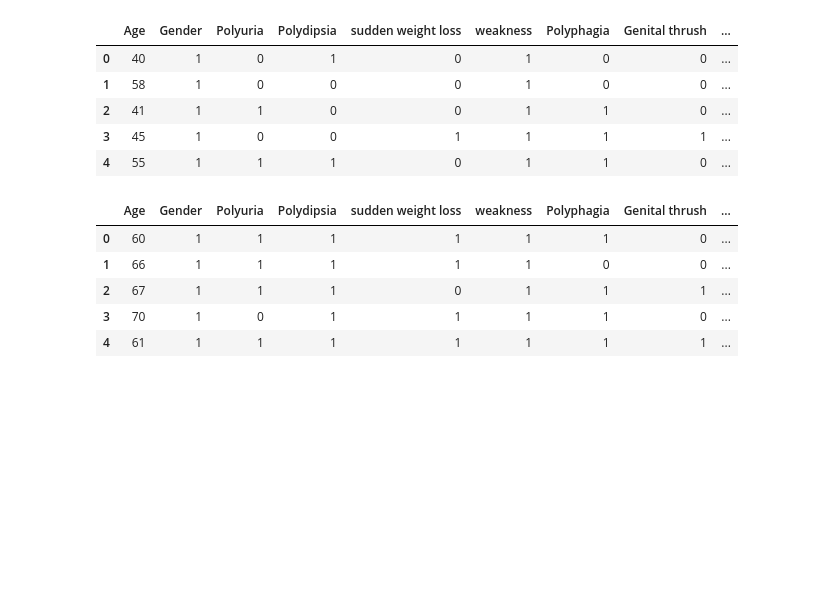
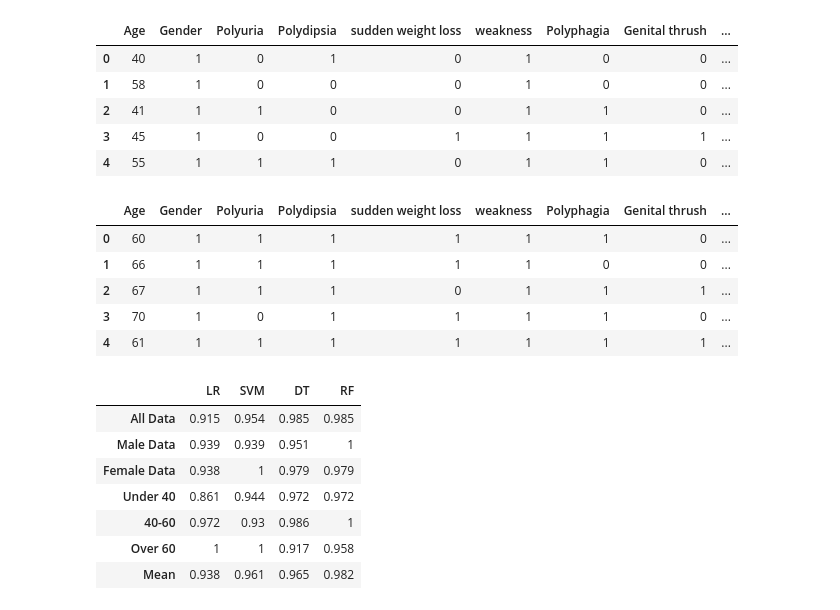
Before and after one commit to asadca4u/Final_Project_Group_Five, a Jupyter notebook: Models/Template (Imported Data).ipynb, the cells around one changed output. Cells and saved outputs as stored; diff of their text form; code cells hidden in the pictures; blank space fills up the shorter version.

```diff
--- a/Models/Template (Imported Data).ipynb
+++ b/Models/Template (Imported Data).ipynb
@@ -73,3 +73,26 @@ Gen3_df.head()
 | 2 | 67 | 1 | 1 | 1 | 0 | 1 | 1 | 1 | ... |
 | 3 | 70 | 1 | 0 | 1 | 1 | 1 | 1 | 0 | ... |
 | 4 | 61 | 1 | 1 | 1 | 1 | 1 | 1 | 1 | ... |
+# %%
+#Build Summary Tables
+# Accuracy
+data_subset = ["All Data", "Male Data", "Female Data", "Under 40", "40-60", "Over 60"]
+Acc_table = pd.DataFrame(index=data_subset, data=([[0.915, 0.954, 0.985, 0.985],
+                                                   [0.939, 0.939, 0.951, 1.0],
+                                                   [0.938, 1.0, 0.979, 0.979],
+                                                   [0.861, 0.944, 0.972, 0.972],
+                                                   [0.972, 0.930, 0.986, 1.0],
+                                                   [1.0, 1.0, 0.917, 0.958]]),
+    columns=(["LR", "SVM", "DT", "RF"]))
+Acc_table.loc['Mean'] = Acc_table.mean()
+Acc_table = Acc_table.round(decimals=3).astype(object)
+Acc_table
+# %% [output]
+|  | LR | SVM | DT | RF |
+| All Data | 0.915 | 0.954 | 0.985 | 0.985 |
+| Male Data | 0.939 | 0.939 | 0.951 | 1 |
+| Female Data | 0.938 | 1 | 0.979 | 0.979 |
+| Under 40 | 0.861 | 0.944 | 0.972 | 0.972 |
+| 40-60 | 0.972 | 0.93 | 0.986 | 1 |
+| Over 60 | 1 | 1 | 0.917 | 0.958 |
+| Mean | 0.938 | 0.961 | 0.965 | 0.982 |
```
Also changed, not shown: parts of 5 cells of this notebook, 3 other files.
